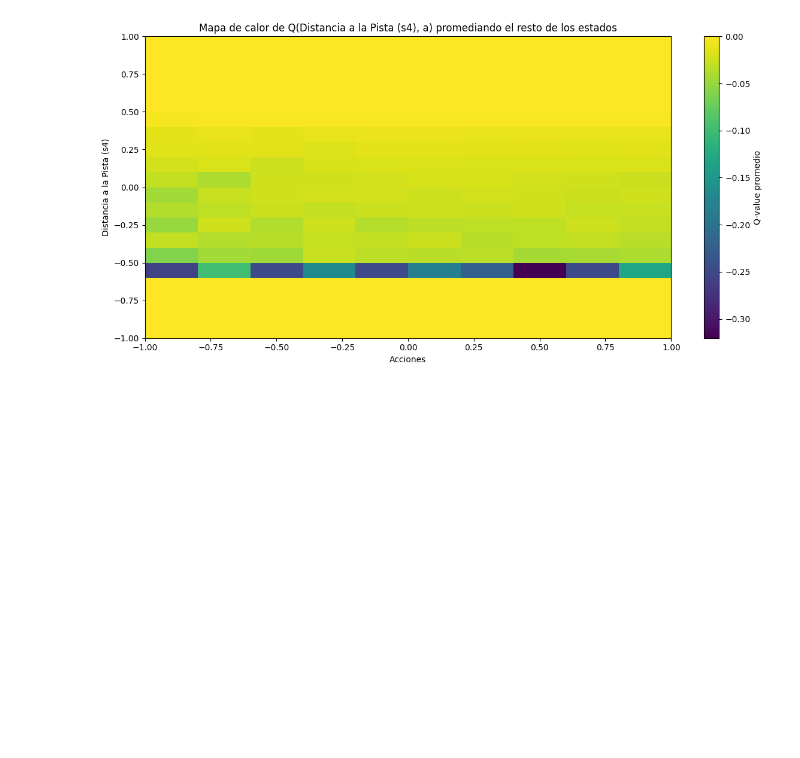
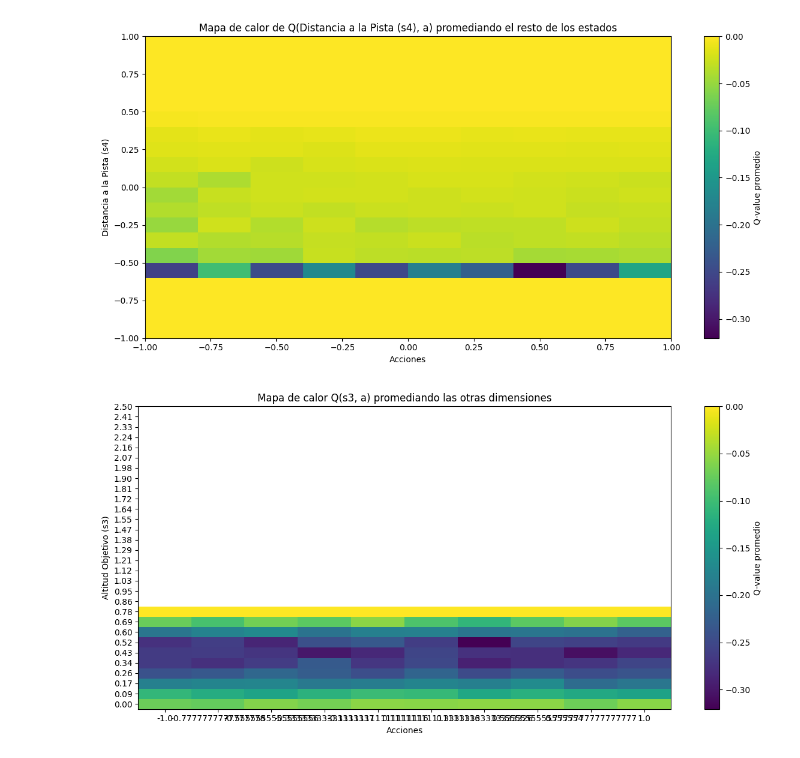
Before and after one commit to agustin2606/IA, a Jupyter notebook: descent-env/continuous_descent_env.ipynb, the cells around one changed output. Cells and saved outputs as stored; diff of their text form; code cells hidden in the pictures; blank space fills up the shorter version.

```diff
--- a/descent-env/continuous_descent_env.ipynb
+++ b/descent-env/continuous_descent_env.ipynb
@@ -334,6 +330,68 @@ for target_dim, dimension_label in enumerate(dimensions):
 [figure]
 [figure]
 [figure]
+# %%
+import numpy as np
+import matplotlib.pyplot as plt
+
+def calculate_q_mean_heatmap_general_grid(q_table, action_values, state_spaces, target_dim):
+    """
+    Versión general que calcula Q(s_i, a) promediando sobre las demás dimensiones.
+    """
+    heatmap = np.zeros((len(state_spaces[target_dim]), len(action_values)))
+    other_dims = [i for i in range(len(state_spaces)) if i != target_dim]
+
+    for target_index in range(len(state_spaces[target_dim])):
+        for action_index in range(len(action_values)):
+            q_sum = 0
+            count = 0
+            for indices in np.ndindex(*[len(state_spaces[dim]) for dim in other_dims]):
+                full_index = [0] * len(state_spaces)
+                full_index[target_dim] = target_index
+                for i, dim in enumerate(other_dims):
+                    full_index[dim] = indices[i]
+                full_index.append(action_index)
+                q_sum += q_table[tuple(full_index)]
+                count += 1
+            heatmap[target_index, action_index] = q_sum / count
+    return heatmap
+def plot_q_mean_heatmap_gridlike(heatmap, state_space, action_values, state_label, title):
+    """
+    Gráfico tipo método 1, sin usar extent para evitar distorsiones.
+    """
+    plt.figure(figsize=(12, 6))
+    im = plt.imshow(heatmap, aspect='auto', cmap='viridis', origin='lower')
+
+    plt.colorbar(im, label="Q-value promedio")
+    plt.xlabel("Acciones")
+    plt.ylabel(state_label)
+    plt.title(title)
+
+    plt.xticks(ticks=np.arange(len(action_values)), labels=[str(a) for a in action_values])
+    plt.yticks(ticks=np.arange(len(state_space)), labels=[f"{v:.2f}" for v in state_space])
+    plt.tight_layout()
+    plt.show()
+
+
+state_spaces = [altitude_space, vertical_velocity_space, target_altitude_space, runway_distance_space]
+target_dim = 2  # por ejemplo, altitud objetivo (s3)
+
+heatmap = calculate_q_mean_heatmap_general_grid(
+    q_table=agent.q,
+    action_values=actions,
+    state_spaces=state_spaces,
+    target_dim=target_dim
+)
+
+plot_q_mean_heatmap_gridlike(
+    heatmap=heatmap,
+    state_space=state_spaces[0],
+    action_values=actions,
+    state_label="Altitud Objetivo (s3)",
+    title="Mapa de calor Q(s3, a) promediando las otras dimensiones"
+)
+# %% [output]
+[figure, added]
 # %%
 average_reward = np.mean(rewards)
 print(f"Promedio de recompensas: {average_reward}")
```
Also changed, not shown: parts of 6 cells of this notebook, 12 other files.
